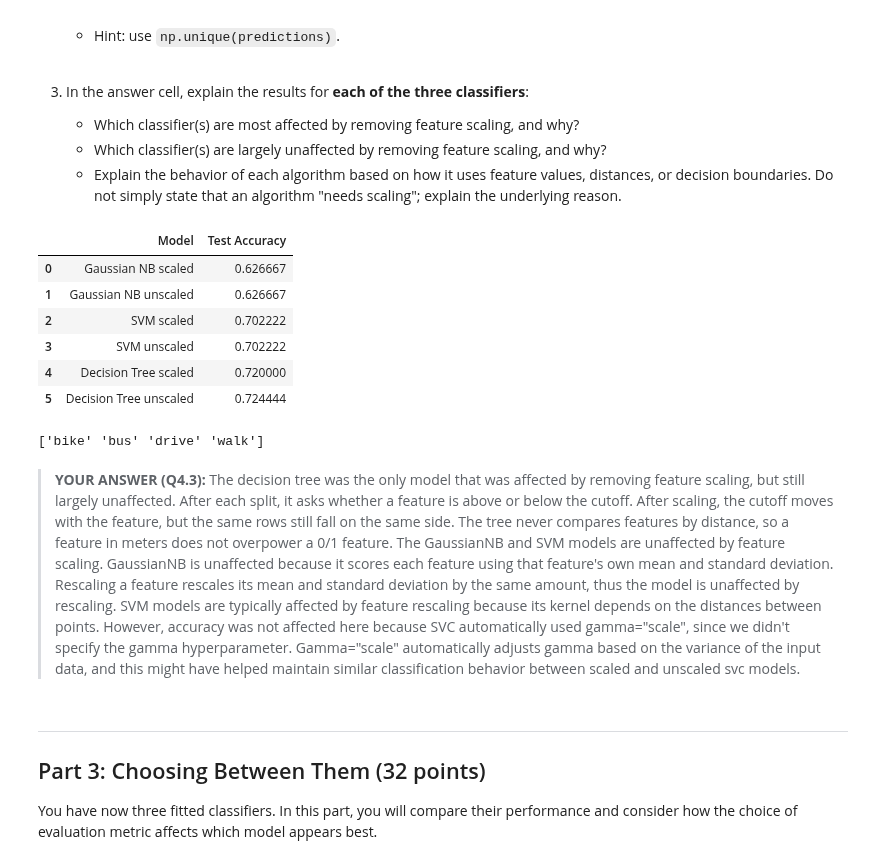
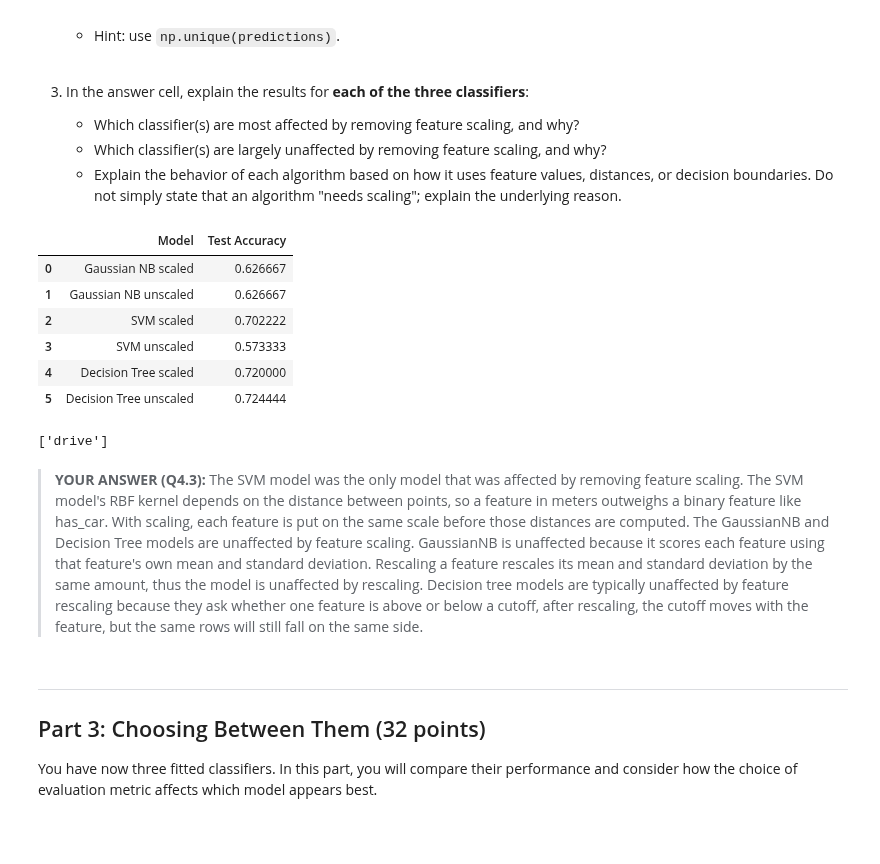
Before and after one commit to DennnnyH/ICS-235-ML-Methods, a Jupyter notebook: Assignment_3/HuangDenny_3.ipynb, the cells around one changed output. Drawn from its saved outputs; the diff is of its cells as text; code cells hidden in the pictures; blank space fills up the shorter version.

```diff
--- a/Assignment_3/HuangDenny_3.ipynb
+++ b/Assignment_3/HuangDenny_3.ipynb
@@ -217,9 +217,10 @@ Use the same technique as previous assignments: standardize first, so the featur
 from sklearn.preprocessing import StandardScaler
 scaler = StandardScaler()
 
-commute[features] = scaler.fit_transform(commute[features])
+scaled = commute.copy()
+scaled[features] = scaler.fit_transform(commute[features])
 
-means = commute.groupby("commute_mode")[features].mean()
+means = scaled.groupby("commute_mode")[features].mean()
 means = means.loc[modes]
 
 display(means)
@@ -579,40 +582,40 @@ tree_unscaled = Pipeline([
 models = {
     "Gaussian NB scaled": gnb_scaled,
     "Gaussian NB unscaled": gnb_unscaled,
     "SVM scaled": svm_scaled,
     "SVM unscaled": svm_unscaled,
     "Decision Tree scaled": tree_scaled,
     "Decision Tree unscaled": tree_unscaled,
 }
 
 results = []
 
 for name, model in models.items():
     model.fit(X_train, y_train)
     y_pred = model.predict(X_test)
 
     results.append({
         "Model": name,
         "Test Accuracy": model.score(X_test, y_test)
     })
 
 results_df = pd.DataFrame(results)
 
 display(results_df)
 
-predictions = tree_unscaled.predict(X_test) # decision tree accuracy changed when scaling was removed.
+predictions = svm_unscaled.predict(X_test) # decision tree accuracy changed when scaling was removed.
 print(np.unique(predictions))
 # %% [output]
 |  | Model | Test Accuracy |
 | 0 | Gaussian NB scaled | 0.626667 |
 | 1 | Gaussian NB unscaled | 0.626667 |
 | 2 | SVM scaled | 0.702222 |
-| 3 | SVM unscaled | 0.702222 |
+| 3 | SVM unscaled | 0.573333 |
 | 4 | Decision Tree scaled | 0.720000 |
 | 5 | Decision Tree unscaled | 0.724444 |
-['bike' 'bus' 'drive' 'walk']
+['drive']
 # %% [markdown]
->**YOUR ANSWER (Q4.3):** The decision tree was the only model that was affected by removing feature scaling, but still largely unaffected. After each split, it asks whether a feature is above or below the cutoff. After scaling, the cutoff moves with the feature, but the same rows still fall on the same side. The tree never compares features by distance, so a feature in meters does not overpower a 0/1 feature. The GaussianNB and SVM models are unaffected by feature scaling. GaussianNB is unaffected because it scores each feature using that feature's own mean and standard deviation. Rescaling a feature rescales its mean and standard deviation by the same amount, thus the model is unaffected by rescaling. SVM models are typically affected by feature rescaling because its kernel depends on the distances between points. However, accuracy was not affected here because SVC automatically used gamma="scale", since we didn't specify the gamma hyperparameter. Gamma="scale" automatically adjusts gamma based on the variance of the input data, and this might have helped maintain similar classification behavior between scaled and unscaled svc models.
+>**YOUR ANSWER (Q4.3):** The SVM model was the only model that was affected by removing feature scaling. The SVM model's RBF kernel depends on the distance between points, so a feature in meters outweighs a binary feature like has_car. With scaling, each feature is put on the same scale before those distances are computed. The GaussianNB and Decision Tree models are unaffected by feature scaling. GaussianNB is unaffected because it scores each feature using that feature's own mean and standard deviation. Rescaling a feature rescales its mean and standard deviation by the same amount, thus the model is unaffected by rescaling. Decision tree models are typically unaffected by feature rescaling because they ask whether one feature is above or below a cutoff, after rescaling, the cutoff moves with the feature, but the same rows will still fall on the same side.
 # %% [markdown]
 ***
 ## Part 3: Choosing Between Them (32 points)
```
Also changed, not shown: parts of 9 cells of this notebook.
